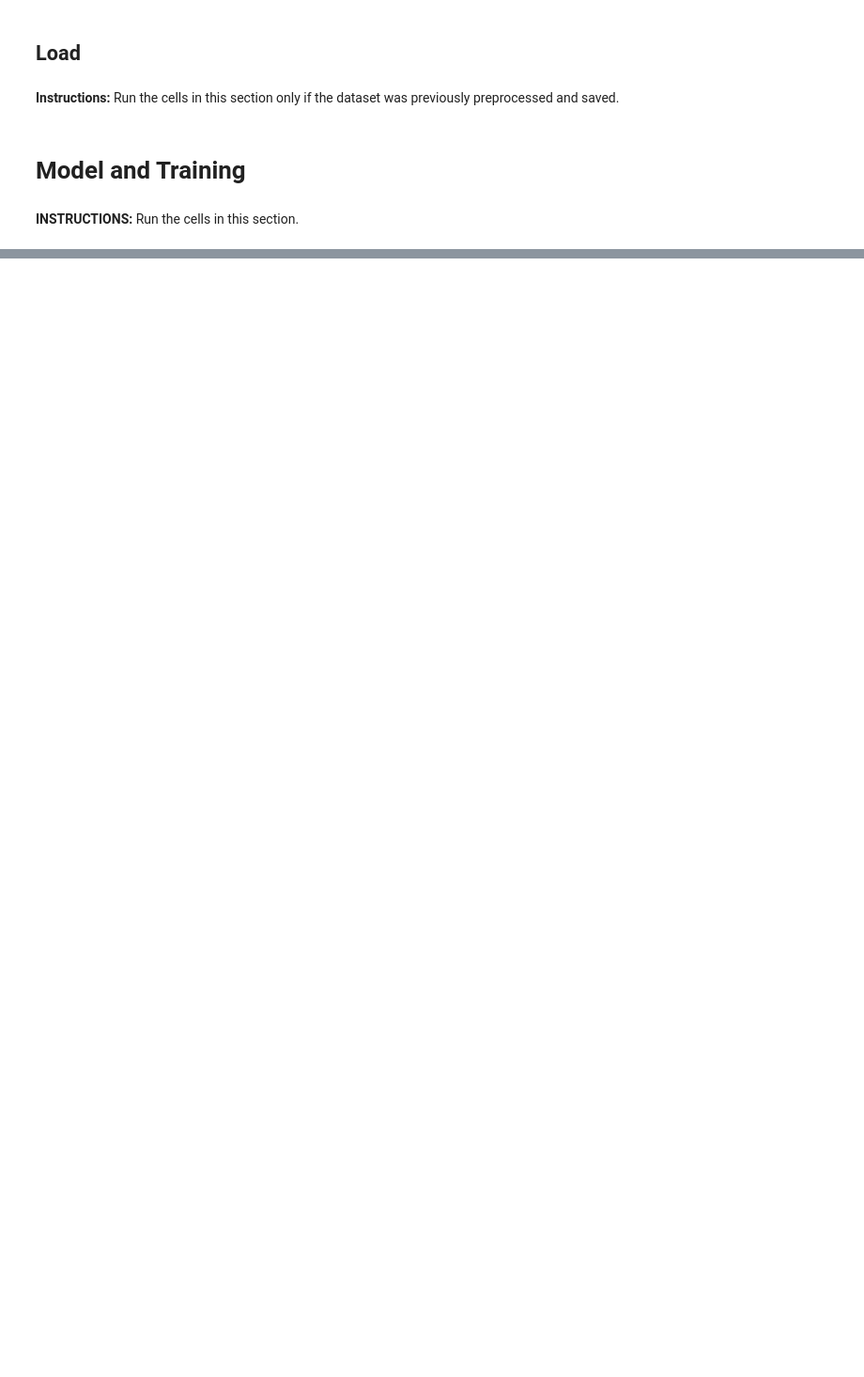
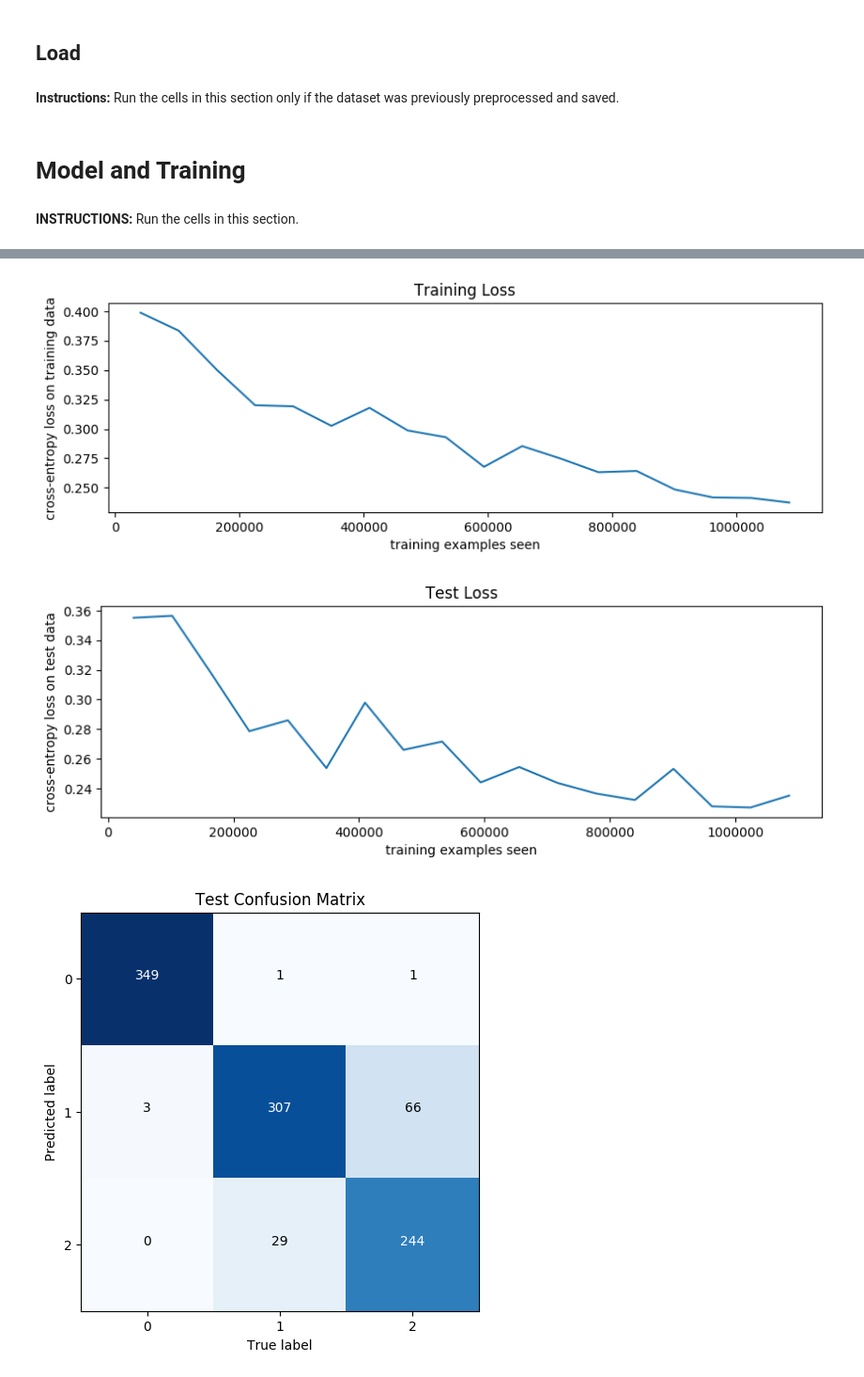
Before and after one commit to sheaconlon/cell_counting2, a Jupyter notebook: src/model/segmentation/convnet1/convnet1.ipynb, the cells around one changed output, grey strips where cells are left out. Shown: that part at 94% size. Drawn from its saved outputs; the diff is of its cells as text; code cells hidden in the pictures; blank space fills up the shorter version.

```diff
--- a/src/model/segmentation/convnet1/convnet1.ipynb
+++ b/src/model/segmentation/convnet1/convnet1.ipynb
@@ -188,0 +186,6 @@ for _ in range(TRAIN_MINS//REPORT_MINS):
+# %%
+plot_metrics()
+# %% [output]
+[figure, added]
+[figure, added]
+[figure, added]
```
Also changed, not shown: parts of 8 cells of this notebook.
